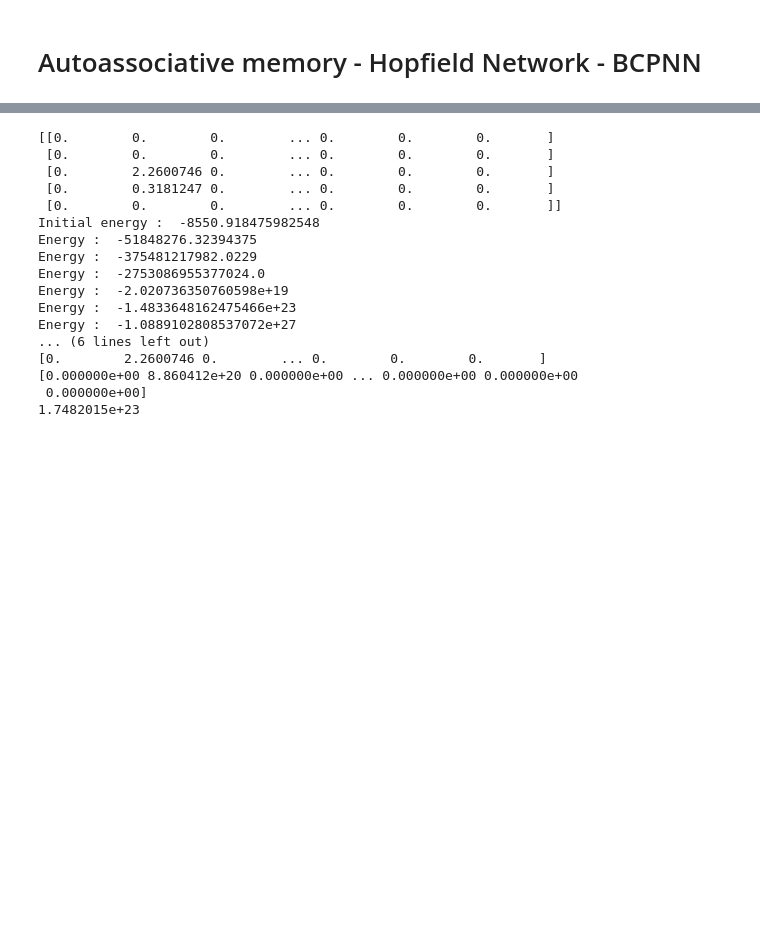
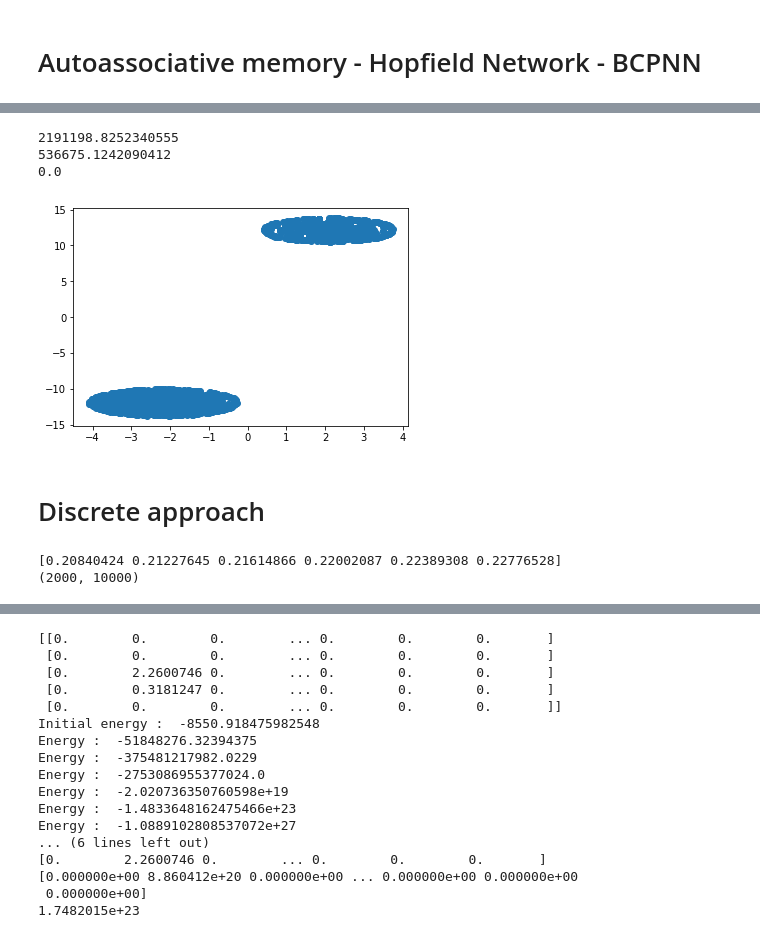
Before and after one commit to AntoineSueur/Brain-ML, a Jupyter notebook: Feature_Extraction.ipynb, the cells around one changed output, grey strips where cells are left out. Cells and saved outputs as stored; diff of their text form; code cells hidden in the pictures; blank space fills up the shorter version.

Commit message:
bcpnn continuous + discrete

```diff
--- a/Feature_Extraction.ipynb
+++ b/Feature_Extraction.ipynb
@@ -487,3 +479,6 @@ tensor(115121.8828, grad_fn=<SumBackward0>)
 # Get autoencoder's hidden representations
 x = torch.cat((images_train, captions_train), 1)
 encoded, _ = auto_encoder(x)
+print(type(encoded))
+encoded = encoded.detach().numpy()
+print(type(encoded))
@@ -496,22 +496,24 @@ def calculate_weights(learning_samples, nb_hypercolumns):
     coactivation_probabilities = (np.transpose(learning_samples) @ learning_samples) / nb_samples
     #np.fill_diagonal(coactivation_probabilities, 0)
 
-    w = np.zeros(nb_patterns, nb_patterns)
+    w = np.zeros((nb_samples, nb_samples))
 
     for i in range(w.shape[0]):
         for j in range(w.shape[1]):
-            if i//hypercolumn_size == j//hypercolumn_size:
+            if i//hypercolumn_size == j//hypercolumn_size or i==j:
                 w[i, j] = 0
             if activation_probabilities[i] == 0 or activation_probabilities[j] == 0:
                 w[i, j] = 0 # Useless
             elif coactivation_probabilities[i, j] == 0: # Mettre un seuil à la place de 0 ?
-                w[i, j] = 1/nb_patterns # Cas continu ?
+                w[i, j] = 1/nb_samples # Cas continu ?
             else:
                 w[i, j] = coactivation_probabilities[i, j]/(activation_probabilities[i]*activation_probabilities[j])
 
-    bias = np.where(activation_probabilities == 0, 1/(nb_patterns**2), activation_probabilities) # Mettre un seuil à la place de 0 ?
+    bias = np.where(activation_probabilities == 0, 1/(nb_samples**2), activation_probabilities) # Mettre un seuil à la place de 0 ?
 
     return w, bias
 # %%
-w, bias = calculate_weights(x, 2)
+w, bias = calculate_weights(encoded, 2)
+print(w)
+print(bias)
 # %% [output]
@@ -518,0 +529,58 @@ TypeError: sum() missing 3 required positional argument: "dim", "keepdim", "dtyp
+# %%
+def sigmoid(x):
+  return 1/(1+np.exp(-x))
+# %%
+# Test on test set
+x = encoded_test.detach().numpy()
+x_before = x
+for i in range(3) :
+    x = np.dot(w, x) + bias
+    x = sigmoid(x)
+    print(np.sum(np.abs(x-x_before)))
+    x_before = x
+
+x_embedded = TSNE(n_components=2).fit_transform(x)
+plt.scatter(x_embedded[:, 0], x_embedded[:, 1])
+plt.show()
+# %% [output]
+2191198.8252340555
+536675.1242090412
+0.0
+[figure, added]
+# %% [markdown]
+# Discrete approach
+# %%
+# Discretize the input : 1 hypercolumn per element with same number of units in each hypercolumn
+# Same number of intervals for the continuous elements
+
+nb_intervals = 5
+
+# Do better by looking at the distribution inside the dataset
+intervals = np.ones((nb_intervals+1, encoded.shape[1]))
+for j in range(encoded.shape[1]):
+    inf = np.min(encoded[:, j])
+    sup = np.max(encoded[:, j])
+
+    if inf != sup:
+        intervals[:, j] = np.arange(inf, sup, (sup-inf)/(nb_intervals+1))
+    else:
+        intervals[:, j] = extrema[:, j]*sup
+print(intervals[:, 0])
+
+def discretize(x, intervals, nb_intervals):
+    discrete_x = np.zeros((x.shape[0], nb_intervals*x.shape[1])) # one line is one hypercolumn
+    for j in range(x.shape[1]):
+        if intervals[0, j] != intervals[1, j]:
+            for i, e in enumerate(x[:, j]):
+                for k in range(1, intervals.shape[0]):
+                    if e > intervals[k-1, j] and e < intervals[k, j]:
+                        discrete_x[i, j*nb_intervals + k-1] = 1
+                        break
+
+    return discrete_x
+
+discrete_encoded = discretize(encoded, intervals, nb_intervals)
+print(discrete_encoded.shape)
+# %% [output]
+[0.20840424 0.21227645 0.21614866 0.22002087 0.22389308 0.22776528]
+(2000, 10000)
```
Also changed, not shown: parts of 14 cells of this notebook.
